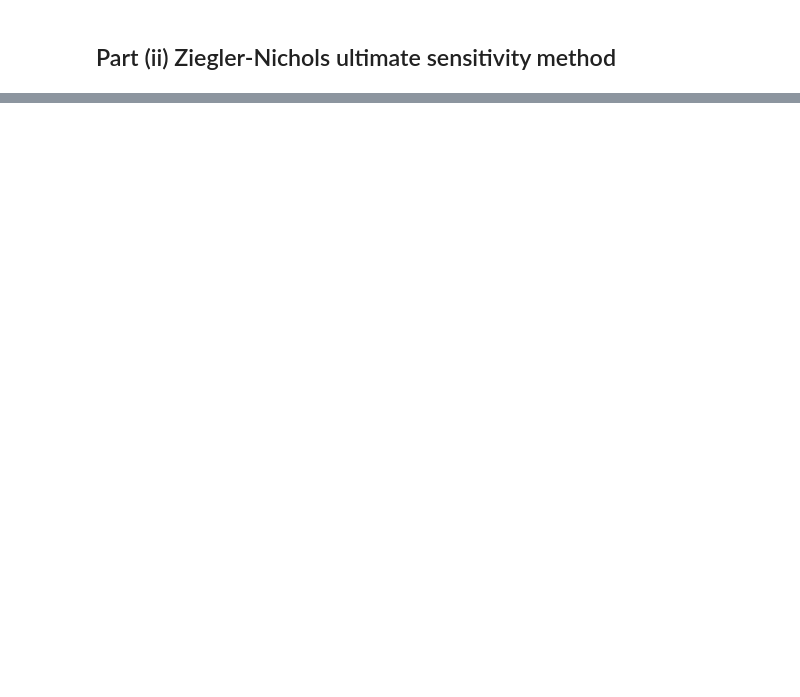
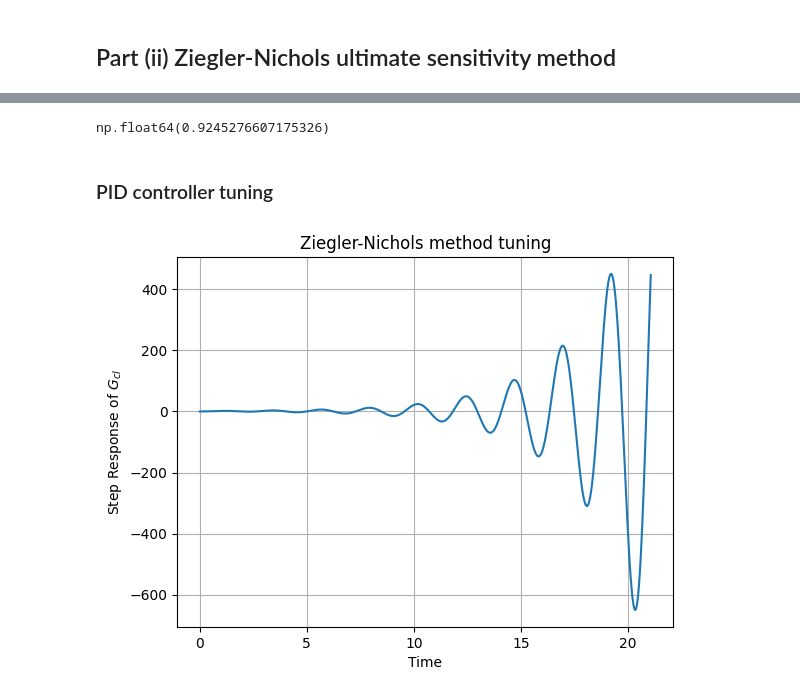
Before and after one commit to DavesUnderscoreTreehouse/ELE2038_H4, a Jupyter notebook: ELE2038_H4.ipynb, the cells around one changed output, grey strips where cells are left out. Saved outputs shown, nothing was run; the diff lists cells and outputs as text; code cells hidden in the pictures; blank space fills up the shorter version.

```diff
--- a/ELE2038_H4.ipynb
+++ b/ELE2038_H4.ipynb
@@ -115,0 +118,11 @@ plt.show()
+# %%
+# k is determined experimentally
+ku = 23.7405861
+Gcl = ct.feedback(ku*G, 1)
+stepRes = ct.step_response(Gcl)
+plt.plot(stepRes.time, stepRes.outputs)
+plt.xlabel('Time')
+plt.ylabel('Step Response of $G$')
+plt.title('ZN ultimate sensitivity: Determination of $K_u$ and $T_u$')
+plt.grid()
+plt.show()
@@ -115,0 +131,28 @@ plt.show()
+# %%
+# Find ultimate period
+dy_dt = np.gradient(stepRes.outputs, stepRes.time)
+d2y_dt2 = np.gradient(dy_dt, stepRes.time)
+inflectionPoint = np.nonzero(np.diff(np.sign(d2y_dt2)))[0]
+tu = stepRes.time[inflectionPoint[9]] - stepRes.time[inflectionPoint[8]]
+tu
+# %% [output]
+np.float64(0.9245276607175326)
+# %% [markdown]
+### PID controller tuning
+# %%
+# Based on the parameters in Table 10.3 in Section 10.3.3
+Kp       = 0.6 * ku
+tauI_znu = tu / 2
+tauD_znu = tu / 8
+
+Gpid_znu = Kp * (1 + tauD_znu * s + 1 / (tauI_znu * s))
+Gcl_znu  = ct.feedback(ct.series(Gpid_znu, G), 1)
+stepRes  = ct.step_response(Gcl_znu)
+plt.plot(stepRes.time, stepRes.outputs)
+plt.xlabel('Time')
+plt.ylabel('Step Response of $G_{cl}$')
+plt.title('Ziegler-Nichols method tuning')
+plt.grid()
+plt.show()
+# %% [output]
+[figure, added]
```
Also changed, not shown: parts of 4 cells of this notebook.
